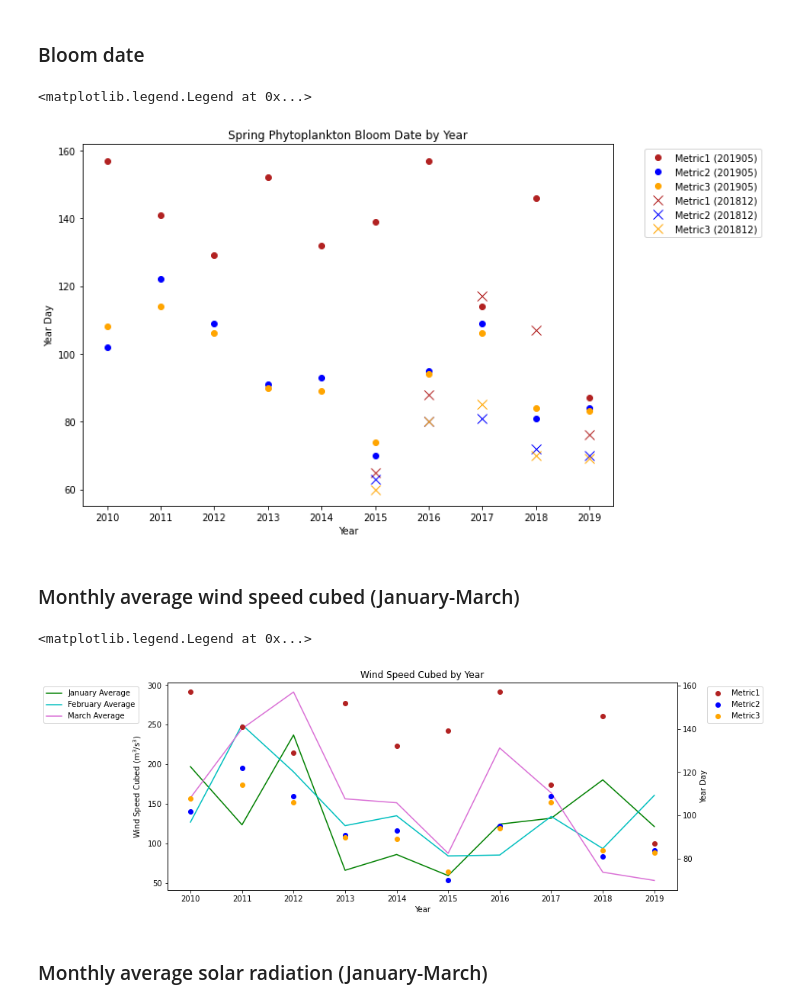
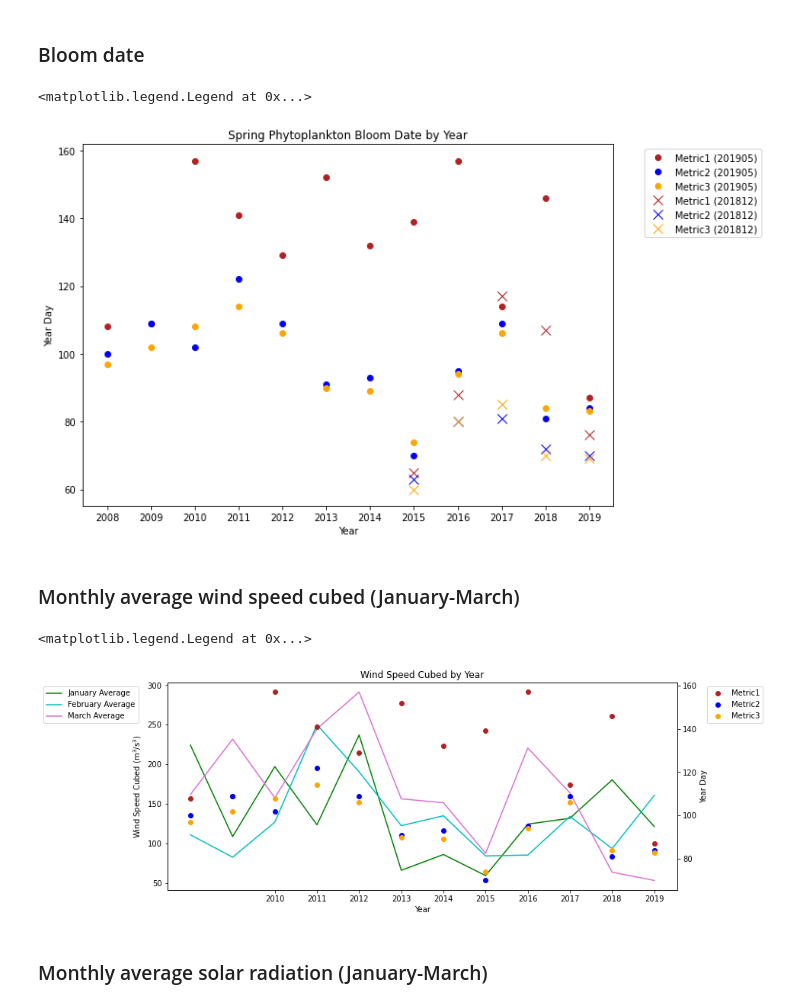
Before and after one commit to SalishSeaCast/Analysis-Aline, a Jupyter notebook: notebooks/Bloom_Timing/201905EnvironmentalDrivers-Copy1.ipynb, the cells around one changed output. Cells and saved outputs as stored; diff of their text form; code cells hidden in the pictures.

```diff
--- a/notebooks/Bloom_Timing/201905EnvironmentalDrivers-Copy1.ipynb
+++ b/notebooks/Bloom_Timing/201905EnvironmentalDrivers-Copy1.ipynb
@@ -327,7 +327,7 @@ years=list()
 bloomtime1=list()
 bloomtime2=list()
 bloomtime3=list()
-for year in range(2010,2020):
+for year in range(2008,2020):
     fname3=f'springBloomTime_{str(year)}_{loc}_{modver}.pkl'
     savepath3=os.path.join(savedir,fname3)
     bio_time0,sno30,sdiat0,sflag0,scili0,diat_alld0,no3_alld0,flag_alld0,cili_alld0,phyto_alld0,\
@@ -421,7 +421,7 @@ midno3jan=list()
 midno3feb=list()
 midno3mar=list()
 
-for year in range(2010,2020):
+for year in range(2008,2020):
     fname=f'JanToMarch_TimeSeries_{year}_{loc}_{modver}.pkl'
     savepath=os.path.join(savedir,fname)
     bio_time,diat_alld,no3_alld,flag_alld,cili_alld,microzoo_alld,mesozoo_alld,\
@@ -562,33 +562,33 @@ p6=ax.plot(shortyears,yearday3_18, 'x',color='orange',label='Metric3 (201812)',m
 ax.set_ylabel('Year Day')
 ax.set_xlabel('Year')
 ax.set_title('Spring Phytoplankton Bloom Date by Year')
-ax.set_xticks([2010,2011,2012,2013,2014,2015,2016,2017,2018,2019])
+ax.set_xticks([2008,2009,2010,2011,2012,2013,2014,2015,2016,2017,2018,2019])
 ax.legend(handles=[p1[0],p2[0],p3[0],p4[0],p5[0],p6[0]],bbox_to_anchor=(1.05, 1.0))
 # %% [output]
 <matplotlib.legend.Legend at 0x...>
-[figure, old version]
+[figure, new version]
 # %% [markdown]
 ### Monthly average wind speed cubed (January-March)
 # %%
 fig,ax=plt.subplots(1,1,figsize=(12,5))
 p1=ax.plot(years,windjan, '-',color='green',label='January Average')
 p2=ax.plot(years,windfeb, '-',color='c',label='February Average')
 p3=ax.plot(years,windmar, '-',color='orchid',label='March Average')
 ax.set_ylabel('Wind Speed Cubed ($\mathregular{m^3}$/$\mathregular{s^3}$)')
 ax.set_xlabel('Year')
 ax.set_title('Wind Speed Cubed by Year')
-ax.set_xticks([2010,2011,2012,2013,2014,2015,2016,2017,2018,2019])
+ax.set_xticks([2008,2009,2010,2011,2012,2013,2014,2015,2016,2017,2018,2019])
 ax.legend(handles=[p1[0],p2[0],p3[0]],bbox_to_anchor=(-0.25, 1.0), loc='upper left')
 
 ax1=ax.twinx()
 p4=ax1.plot(years,yearday1, 'o',color='firebrick',label='Metric1')
 p5=ax1.plot(years,yearday2, 'o',color='b',label='Metric2')
 p6=ax1.plot(years,yearday3, 'o',color='orange',label='Metric3')
 ax1.set_ylabel('Year Day')
 ax1.legend(handles=[p4[0],p5[0],p6[0]],bbox_to_anchor=(1.05, 1.0), loc='upper left')
 # %% [output]
 <matplotlib.legend.Legend at 0x...>
-[figure, old version]
+[figure, new version]
 # %% [markdown]
 ### Monthly average solar radiation (January-March)
 # %%
```
Also changed, not shown: parts of 14 cells of this notebook, 1 other file.
